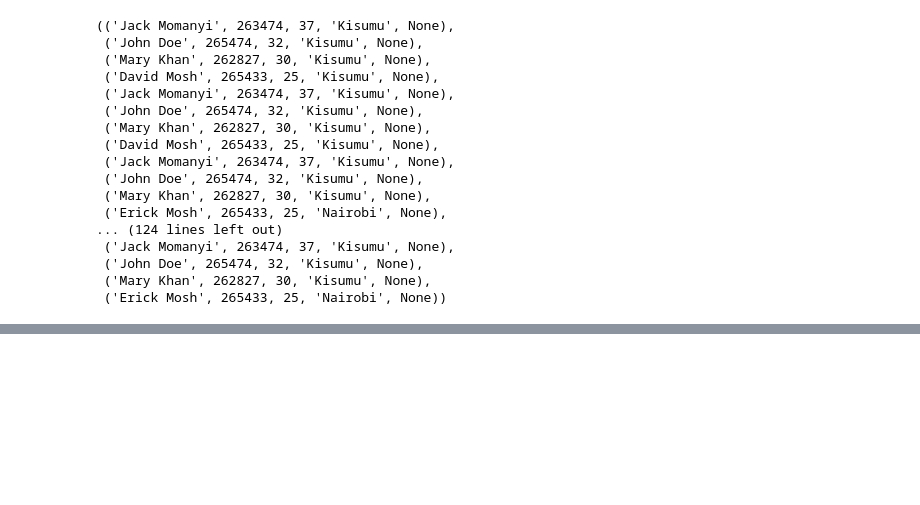
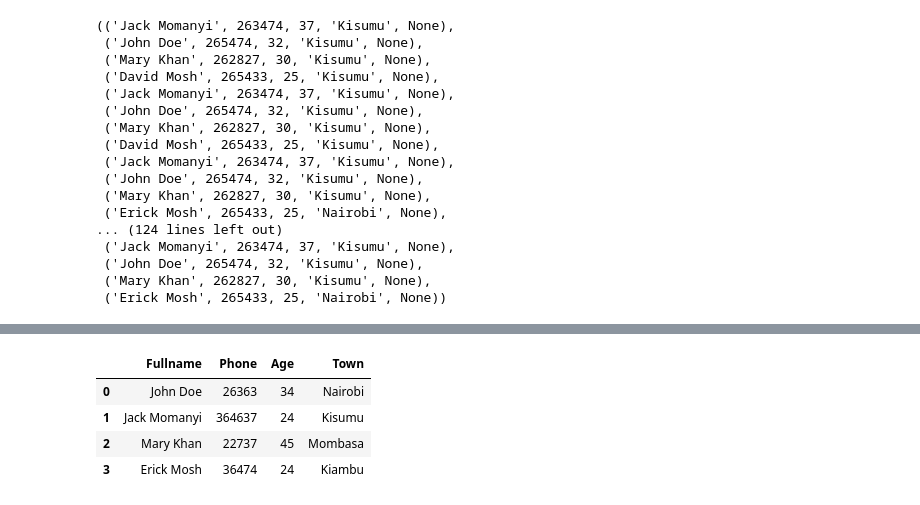
Before and after one commit to CisseBenn/SQL-Learn, a Jupyter notebook: sql.ipynb, the cells around one changed output, grey strips where cells are left out. Saved outputs shown, nothing was run; the diff lists cells and outputs as text; code cells hidden in the pictures; blank space fills up the shorter version.

```diff
--- a/sql.ipynb
+++ b/sql.ipynb
@@ -268,0 +317,16 @@ rows
+# %%
+data = {
+    "Fullname": ['John Doe', 'Jack Momanyi', 'Mary Khan', 'Erick Mosh'],
+    "Phone": [26363, 364637, 22737, 36474],
+    "Age" : [34, 24, 45, 24],
+    "Town" : ['Nairobi', 'Kisumu', 'Mombasa', 'Kiambu']
+}
+
+df = pd.DataFrame(data)
+df
+# %% [output]
+|  | Fullname | Phone | Age | Town |
+| 0 | John Doe | 26363 | 34 | Nairobi |
+| 1 | Jack Momanyi | 364637 | 24 | Kisumu |
+| 2 | Mary Khan | 22737 | 45 | Mombasa |
+| 3 | Erick Mosh | 36474 | 24 | Kiambu |
```
Also changed, not shown: parts of 13 cells of this notebook.
